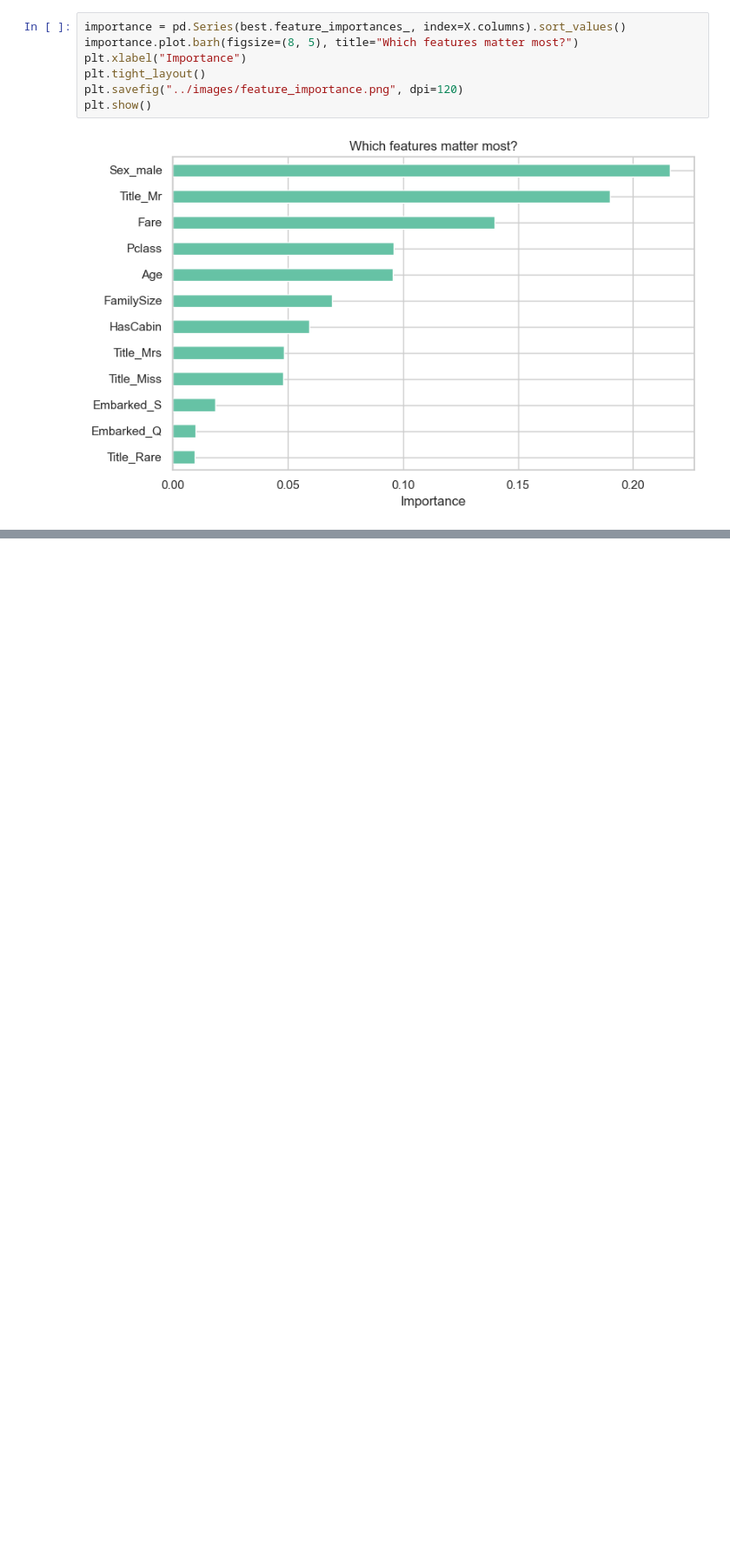
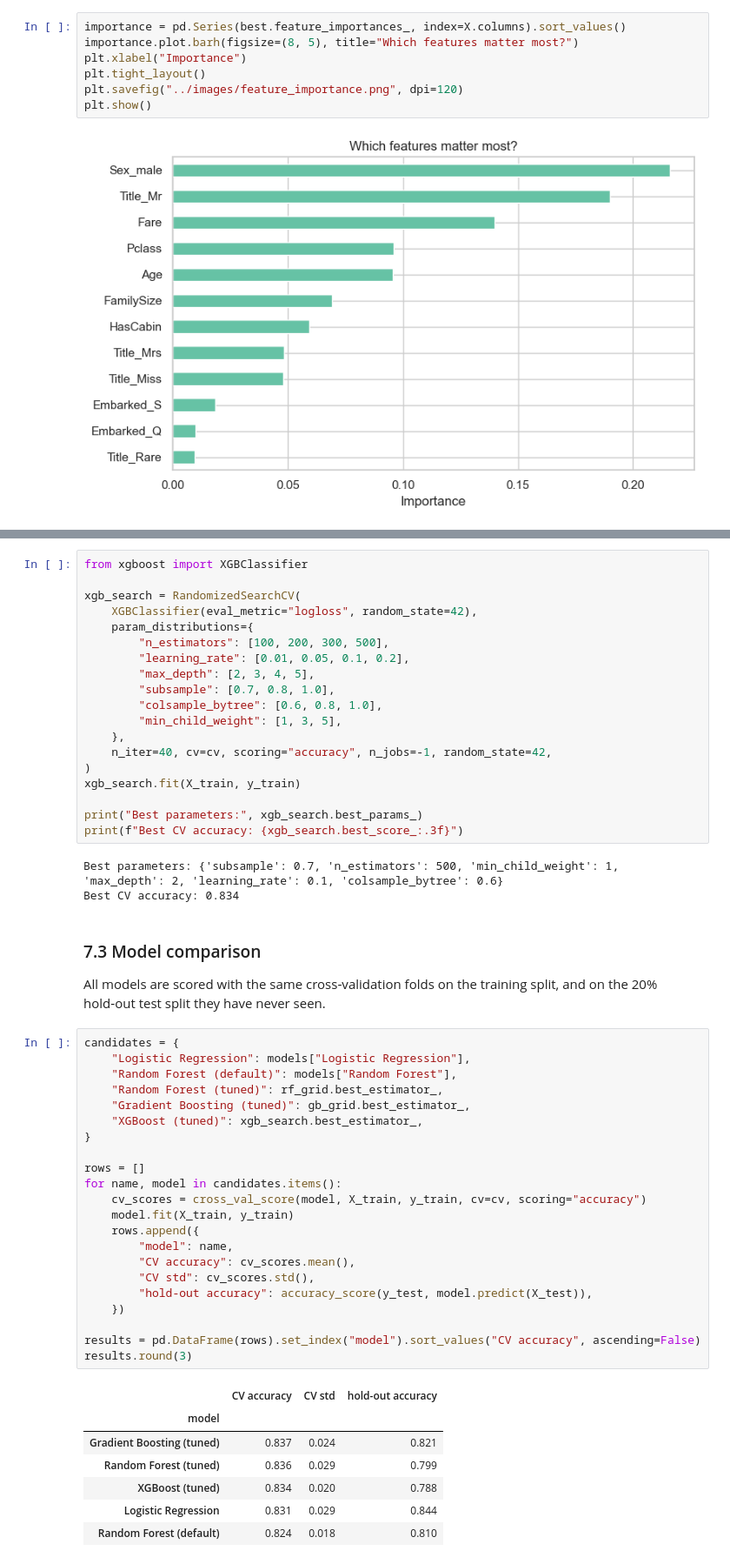
Before and after one commit to OlgaKoleda/titanic-survival-analysis, a Jupyter notebook: notebooks/titanic_analysis.ipynb, the cells around one changed output, grey strips where cells are left out. Shown at 87% size. Drawn from its saved outputs; the diff is of its cells as text; blank space fills up the shorter version.

```diff
--- a/notebooks/titanic_analysis.ipynb
+++ b/notebooks/titanic_analysis.ipynb
@@ -296,0 +357,56 @@ plt.show()
+# %%
+from xgboost import XGBClassifier
+
+xgb_search = RandomizedSearchCV(
+    XGBClassifier(eval_metric="logloss", random_state=42),
+    param_distributions={
+        "n_estimators": [100, 200, 300, 500],
+        "learning_rate": [0.01, 0.05, 0.1, 0.2],
+        "max_depth": [2, 3, 4, 5],
+        "subsample": [0.7, 0.8, 1.0],
+        "colsample_bytree": [0.6, 0.8, 1.0],
+        "min_child_weight": [1, 3, 5],
+    },
+    n_iter=40, cv=cv, scoring="accuracy", n_jobs=-1, random_state=42,
+)
+xgb_search.fit(X_train, y_train)
+
+print("Best parameters:", xgb_search.best_params_)
+print(f"Best CV accuracy: {xgb_search.best_score_:.3f}")
+# %% [output]
+Best parameters: {'subsample': 0.7, 'n_estimators': 500, 'min_child_weight': 1, 'max_depth': 2, 'learning_rate': 0.1, 'colsample_bytree': 0.6}
+Best CV accuracy: 0.834
+# %% [markdown]
+### 7.3 Model comparison
+
+All models are scored with the same cross‑validation folds on the training split, and on the 20% hold‑out test split they have never seen.
+# %%
+candidates = {
+    "Logistic Regression": models["Logistic Regression"],
+    "Random Forest (default)": models["Random Forest"],
+    "Random Forest (tuned)": rf_grid.best_estimator_,
+    "Gradient Boosting (tuned)": gb_grid.best_estimator_,
+    "XGBoost (tuned)": xgb_search.best_estimator_,
+}
+
+rows = []
+for name, model in candidates.items():
+    cv_scores = cross_val_score(model, X_train, y_train, cv=cv, scoring="accuracy")
+    model.fit(X_train, y_train)
+    rows.append({
+        "model": name,
+        "CV accuracy": cv_scores.mean(),
+        "CV std": cv_scores.std(),
+        "hold-out accuracy": accuracy_score(y_test, model.predict(X_test)),
+    })
+
+results = pd.DataFrame(rows).set_index("model").sort_values("CV accuracy", ascending=False)
+results.round(3)
+# %% [output]
+|  | CV accuracy | CV std | hold-out accuracy |
+| model |  |  |  |
+| Gradient Boosting (tuned) | 0.837 | 0.024 | 0.821 |
+| Random Forest (tuned) | 0.836 | 0.029 | 0.799 |
+| XGBoost (tuned) | 0.834 | 0.020 | 0.788 |
+| Logistic Regression | 0.831 | 0.029 | 0.844 |
+| Random Forest (default) | 0.824 | 0.018 | 0.810 |
```
Also changed, not shown: parts of 15 cells of this notebook, 4 other files.
